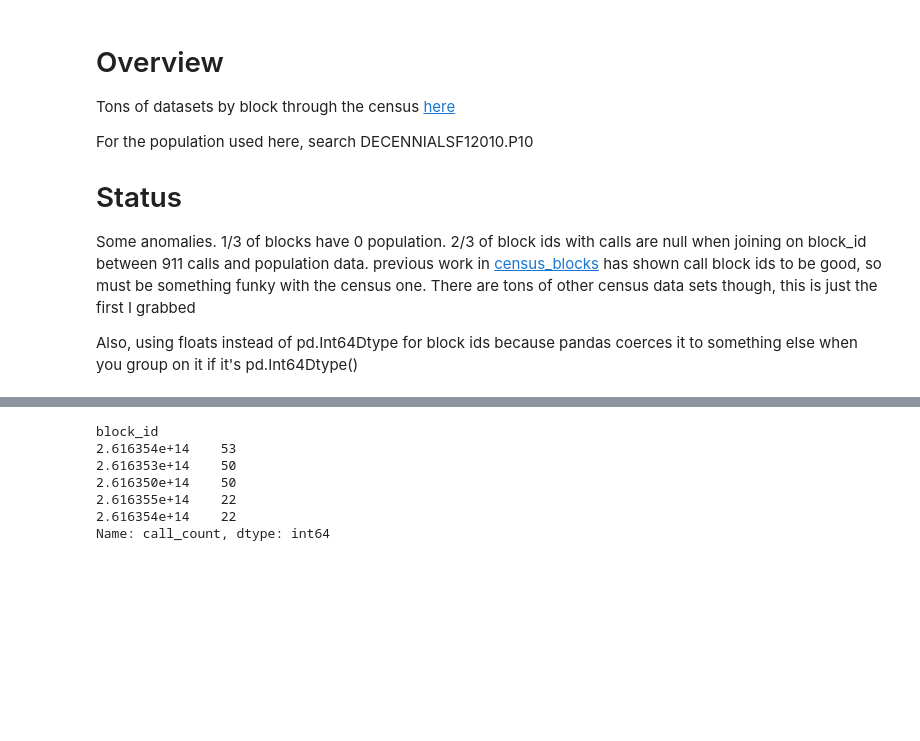
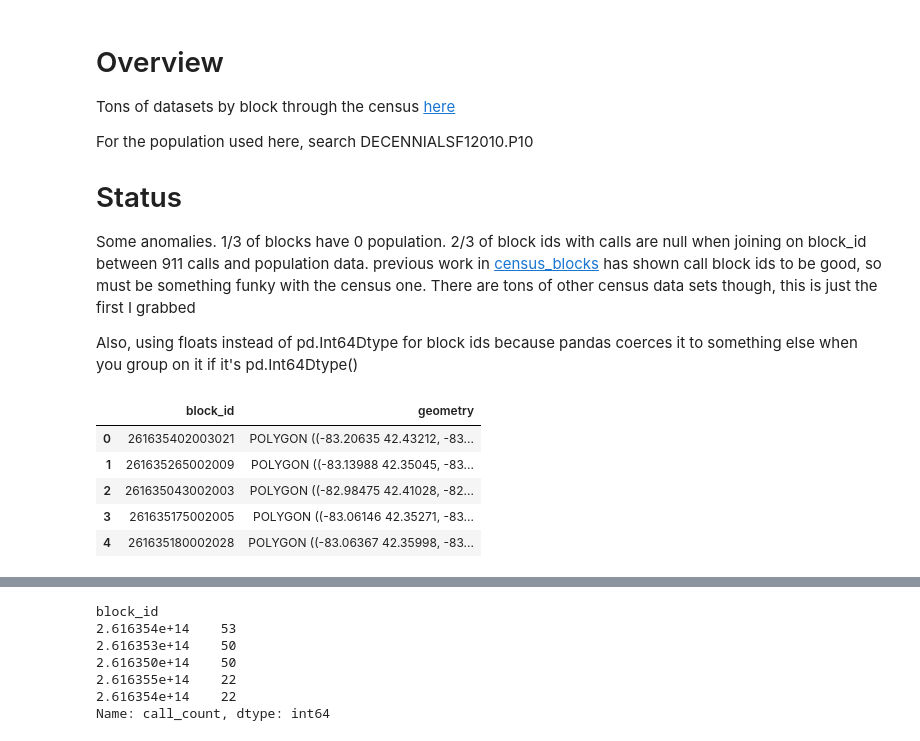
Before and after one commit to ahakso/detroit, a Jupyter notebook: response_911.ipynb, the cells around one changed output, grey strips where cells are left out. Saved outputs shown, nothing was run; the diff lists cells and outputs as text; code cells hidden in the pictures; blank space fills up the shorter version.

```diff
--- a/response_911.ipynb
+++ b/response_911.ipynb
@@ -59,0 +58,12 @@ call.shape
+# %%
+from detroit_geos import get_detroit_census_blocks
+blocks = get_detroit_census_blocks(2020)
+# %%
+blocks.head()
+# %% [output]
+|  | block_id | geometry |
+| 0 | 261635402003021 | POLYGON ((-83.20635 42.43212, -83... |
+| 1 | 261635265002009 | POLYGON ((-83.13988 42.35045, -83... |
+| 2 | 261635043002003 | POLYGON ((-82.98475 42.41028, -82... |
+| 3 | 261635175002005 | POLYGON ((-83.06146 42.35271, -83... |
+| 4 | 261635180002028 | POLYGON ((-83.06367 42.35998, -83... |
```
Also changed, not shown: parts of 11 cells of this notebook, 6 other files.
